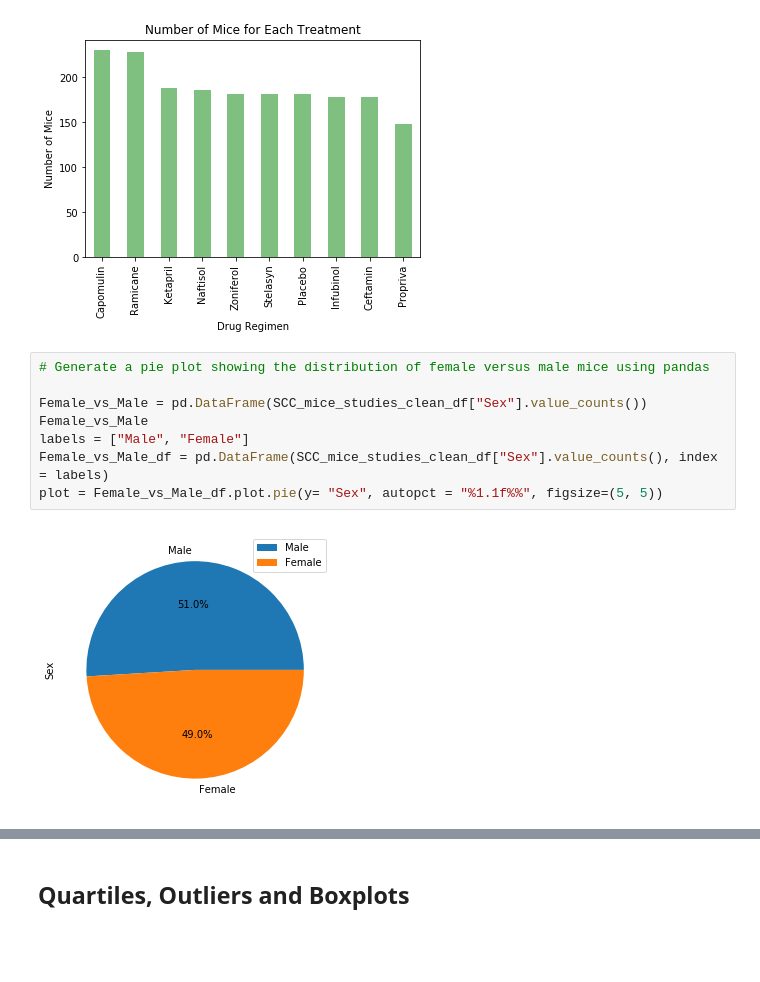
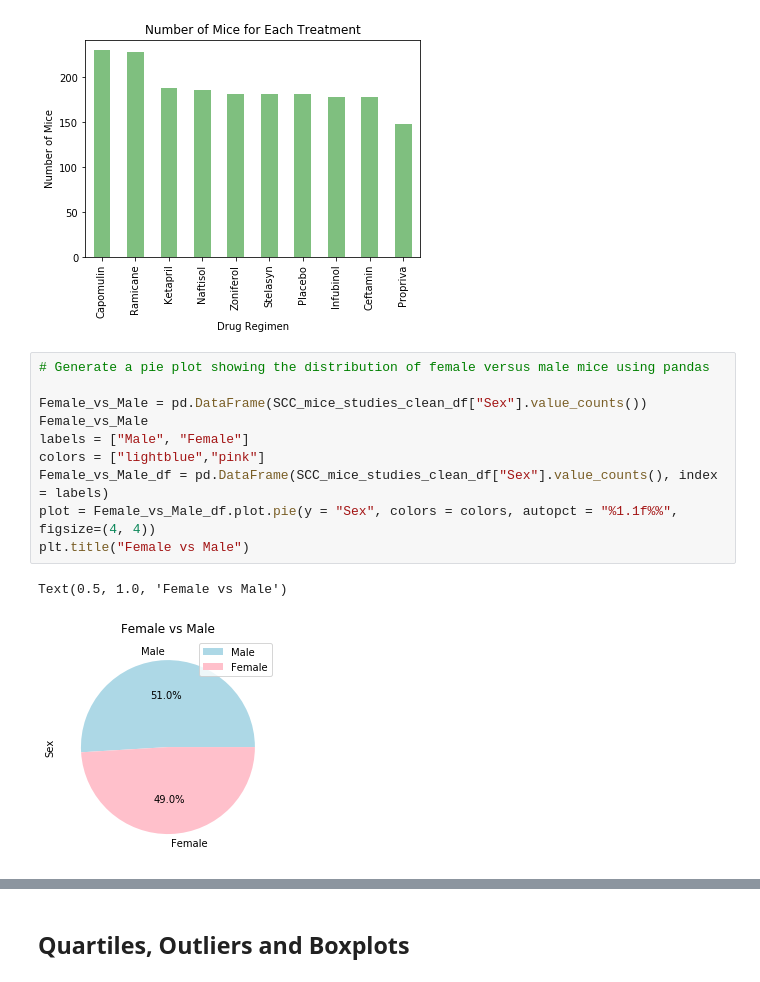
Before and after one commit to liliana-ilut/Matplotlib-Challenge, a Jupyter notebook: Pymaceuticals/pymaceuticals.ipynb, the cells around one changed output, grey strips where cells are left out. Cells and saved outputs as stored; diff of their text form; blank space fills up the shorter version.

```diff
--- a/Pymaceuticals/pymaceuticals.ipynb
+++ b/Pymaceuticals/pymaceuticals.ipynb
@@ -220,13 +224,16 @@ Text(0, 0.5, 'Number of Mice')
 # %%
 # Generate a pie plot showing the distribution of female versus male mice using pandas
 
 Female_vs_Male = pd.DataFrame(SCC_mice_studies_clean_df["Sex"].value_counts())
 Female_vs_Male
 labels = ["Male", "Female"]
+colors = ["lightblue","pink"]
 Female_vs_Male_df = pd.DataFrame(SCC_mice_studies_clean_df["Sex"].value_counts(), index = labels)
-plot = Female_vs_Male_df.plot.pie(y= "Sex", autopct = "%1.1f%%", figsize=(5, 5))
+plot = Female_vs_Male_df.plot.pie(y = "Sex", colors = colors, autopct = "%1.1f%%", figsize=(4, 4))
+plt.title("Female vs Male")
 # %% [output]
+Text(0.5, 1.0, 'Female vs Male')
-[figure, old version]
+[figure, new version]
 # %%
 # Generate a pie plot showing the distribution of female versus male mice using pyplot
 
```
Also changed, not shown: parts of 8 cells of this notebook.
